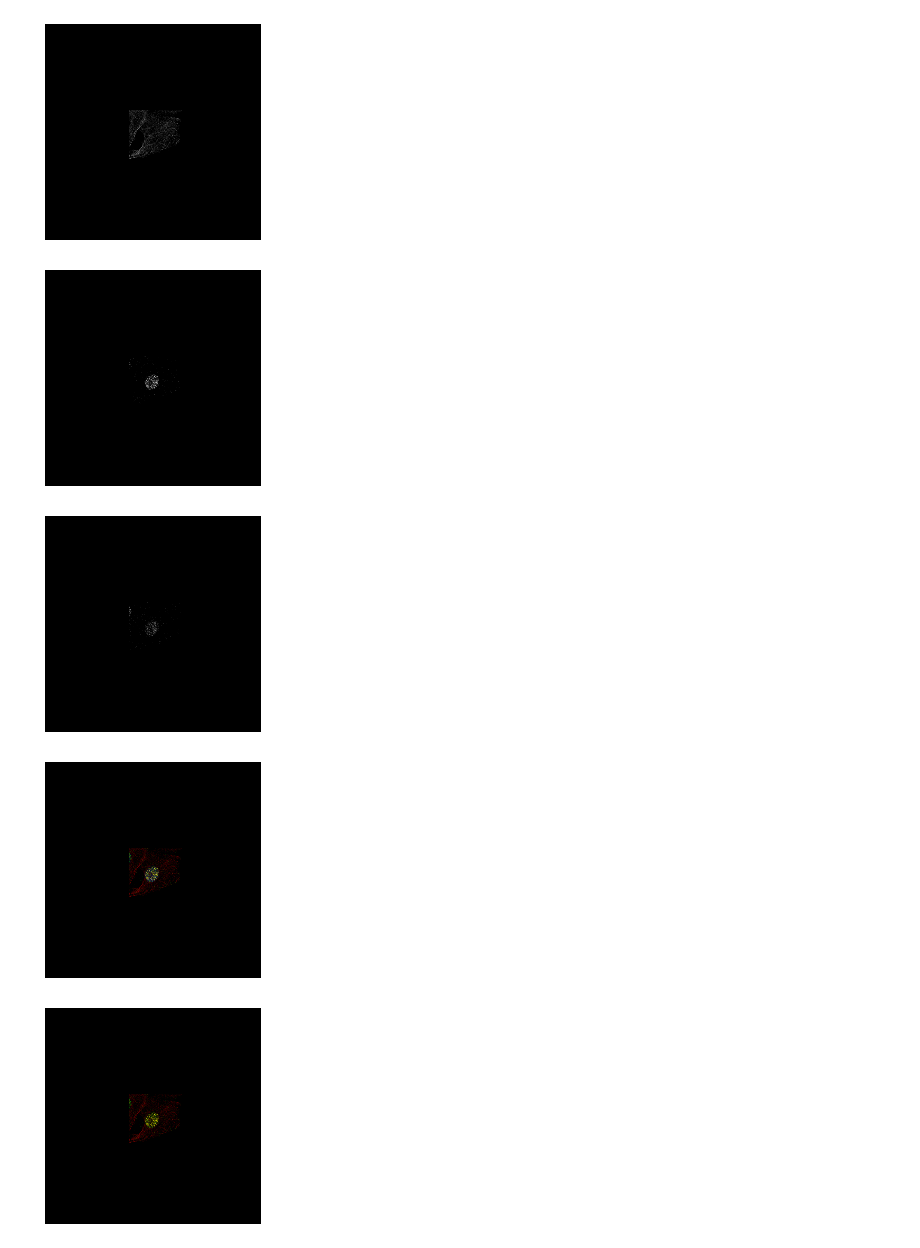
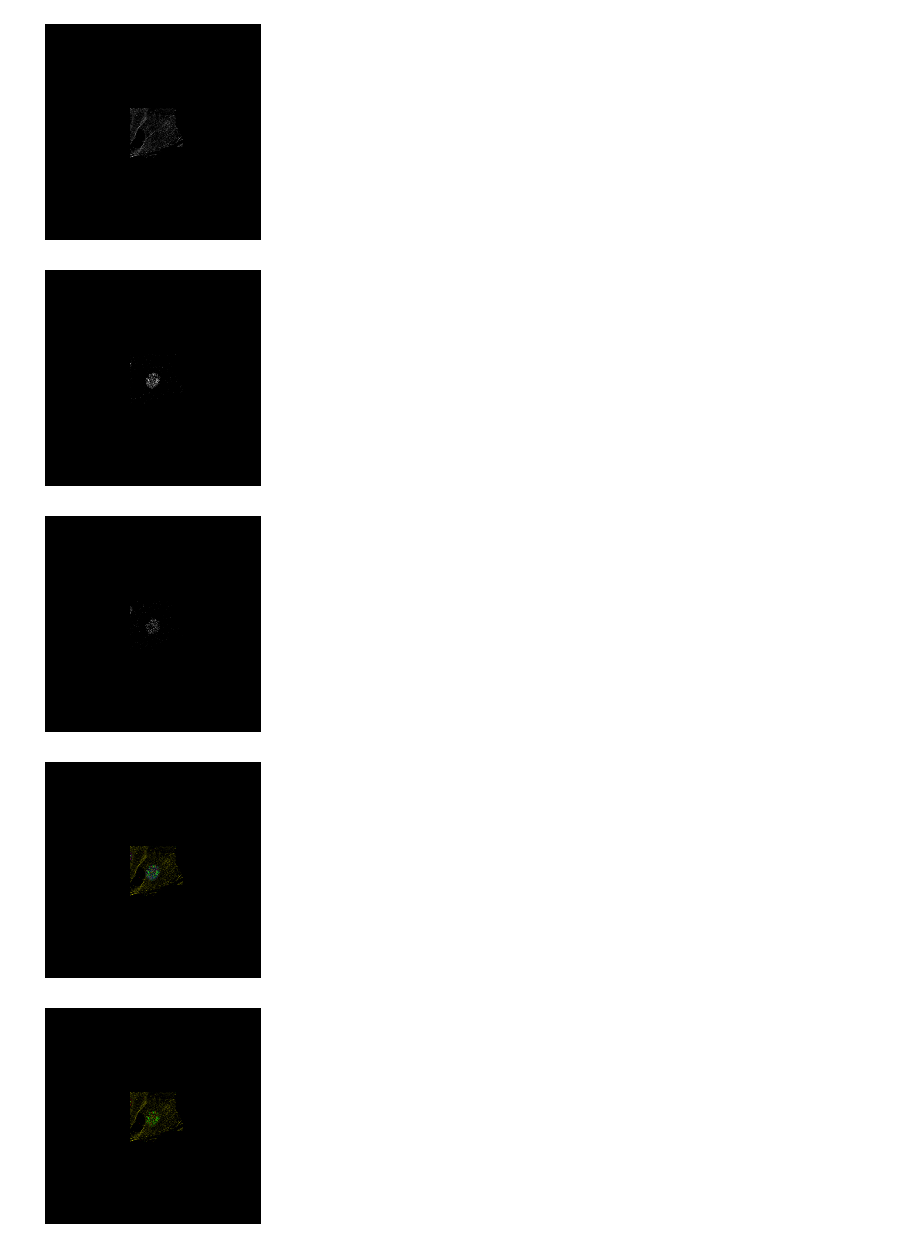
Before and after one commit to ishan-gaur/implicit-cell-model, a Jupyter notebook: dataset.ipynb, the cells around one changed output. Saved outputs shown, nothing was run; the diff lists cells and outputs as text; code cells hidden in the pictures.

```diff
--- a/dataset.ipynb
+++ b/dataset.ipynb
@@ -8,6 +5,6 @@ from scipy import ndimage
 # %%
 FUCCI_PATH = '/home/ishang/cross-modal-autoencoders/FUCCI-dev-data'
-clean_dir(FUCCI_PATH)
+# clean_dir(FUCCI_PATH)
 
 dataset = FUCCIDataset(data_dir=FUCCI_PATH)
 print(dataset.channels)
@@ -15,8 +12,10 @@ print(len(dataset))
 image = 0
 for i, channel in enumerate(dataset.channels):
     print(f"Channel {i}: {channel}")
-    microplot.microshow(dataset[image][:, :, i])
-cmap = ['pure_blue', 'pure_red', 'pure_yellow', 'pure_green']
-microplot.microshow(images=np.moveaxis(dataset[image], -1, 0), cmaps=cmap)
-microplot.microshow(images=np.moveaxis(dataset[image][:, :, 1:], -1, 0), cmaps=cmap[1:])
+    microplot.microshow(dataset[image][i, :, :])
+# cmap = ['pure_blue', 'pure_red', 'pure_yellow', 'pure_green']
+cmap = ['pure_blue', 'pure_yellow', 'pure_green', 'pure_red']
+# microplot.microshow(images=np.moveaxis(dataset[image], -1, 0), cmaps=cmap)
+microplot.microshow(images=dataset[image], cmaps=cmap)
+microplot.microshow(images=dataset[image][1:, :, ::], cmaps=cmap[1:])
 # %% [output]
@@ -26,14 +24,14 @@ please compile abn
 Channel 0: DAPI
 Channel 1: gamma-tubulin
 Channel 2: Geminin
 Channel 3: CDT1
 <microfilm.microplot.Microimage at 0x...>
 [figure]
 [figure]
 [figure]
 [figure]
-[figure, old version]
+[figure, new version]
-[figure, old version]
+[figure, new version]
 # %%
 ref_dataset = ReferenceChannelDataset(data_dir=FUCCI_PATH)
 fucci_dataset = FUCCIChannelDataset(data_dir=FUCCI_PATH)
```
Also changed, not shown: parts of 3 cells of this notebook, 56 other files.
